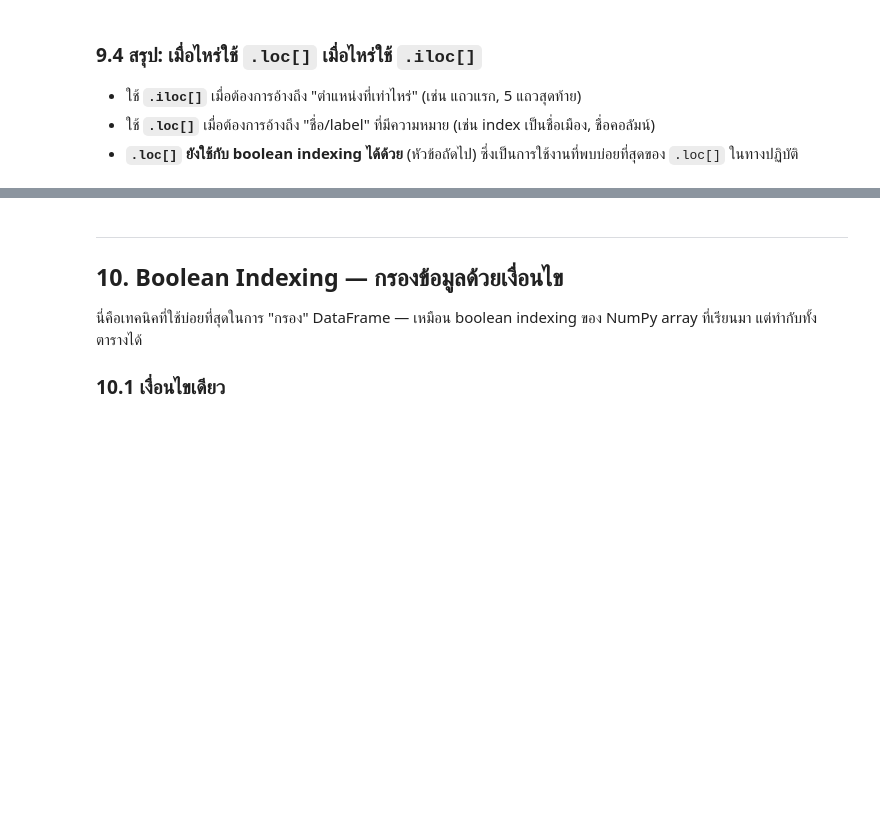
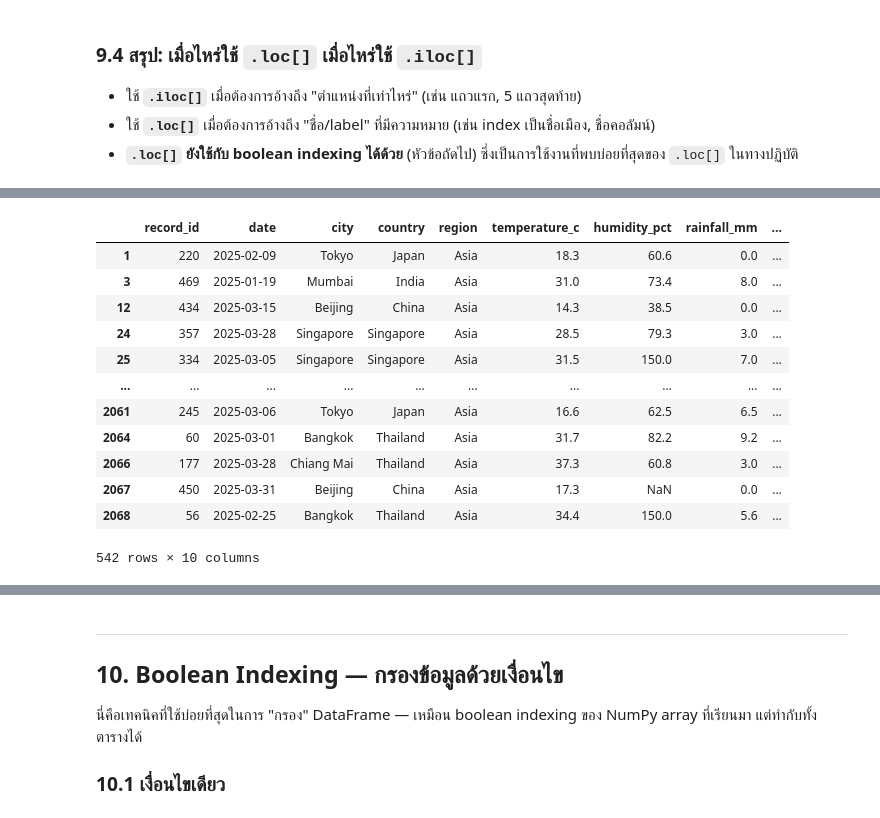
Before and after one commit to phatchariya202/683020589-0_Phatchariya, a Jupyter notebook: Module-A-Notebooks/SC612104_Session08_Pandas_Basics.ipynb, the cells around one changed output, grey strips where cells are left out. Drawn from its saved outputs; the diff is of its cells as text; code cells hidden in the pictures; blank space fills up the shorter version.

```diff
--- a/Module-A-Notebooks/SC612104_Session08_Pandas_Basics.ipynb
+++ b/Module-A-Notebooks/SC612104_Session08_Pandas_Basics.ipynb
@@ -607,3 +621,8 @@ Name: New York, dtype: object
 - ใช้ **`.iloc[]`** เมื่อต้องการอ้างถึง "ตำแหน่งที่เท่าไหร่" (เช่น แถวแรก, 5 แถวสุดท้าย)
 - ใช้ **`.loc[]`** เมื่อต้องการอ้างถึง "ชื่อ/label" ที่มีความหมาย (เช่น index เป็นชื่อเมือง, ชื่อคอลัมน์)
 - **`.loc[]` ยังใช้กับ boolean indexing ได้ด้วย** (หัวข้อถัดไป) ซึ่งเป็นการใช้งานที่พบบ่อยที่สุดของ `.loc[]` ในทางปฏิบัติ
+# %%
+# ให้ดึงเฉพาะคอลัมน์ humidity_pct, wind_speed_kmh
+df = pd.read_csv("world_weather_sample.csv")
+print("\n5 แถวแรก, 5 คอลัมน์แรก:")
+print(df.iloc[0:5, 0:5])
@@ -609,0 +682,17 @@ Name: New York, dtype: object
+# %%
+# ดึงทุกแถวที่ region = "Asia"
+df[df['region']=='Asia']
+# %% [output]
+|  | record_id | date | city | country | region | temperature_c | humidity_pct | rainfall_mm | ... |
+| 1 | 220 | 2025-02-09 | Tokyo | Japan | Asia | 18.3 | 60.6 | 0.0 | ... |
+| 3 | 469 | 2025-01-19 | Mumbai | India | Asia | 31.0 | 73.4 | 8.0 | ... |
+| 12 | 434 | 2025-03-15 | Beijing | China | Asia | 14.3 | 38.5 | 0.0 | ... |
+| 24 | 357 | 2025-03-28 | Singapore | Singapore | Asia | 28.5 | 79.3 | 3.0 | ... |
+| 25 | 334 | 2025-03-05 | Singapore | Singapore | Asia | 31.5 | 150.0 | 7.0 | ... |
+| ... | ... | ... | ... | ... | ... | ... | ... | ... | ... |
+| 2061 | 245 | 2025-03-06 | Tokyo | Japan | Asia | 16.6 | 62.5 | 6.5 | ... |
+| 2064 | 60 | 2025-03-01 | Bangkok | Thailand | Asia | 31.7 | 82.2 | 9.2 | ... |
+| 2066 | 177 | 2025-03-28 | Chiang Mai | Thailand | Asia | 37.3 | 60.8 | 3.0 | ... |
+| 2067 | 450 | 2025-03-31 | Beijing | China | Asia | 17.3 | NaN | 0.0 | ... |
+| 2068 | 56 | 2025-02-25 | Bangkok | Thailand | Asia | 34.4 | 150.0 | 5.6 | ... |
+542 rows × 10 columns
```
Also changed, not shown: parts of 9 cells of this notebook.
